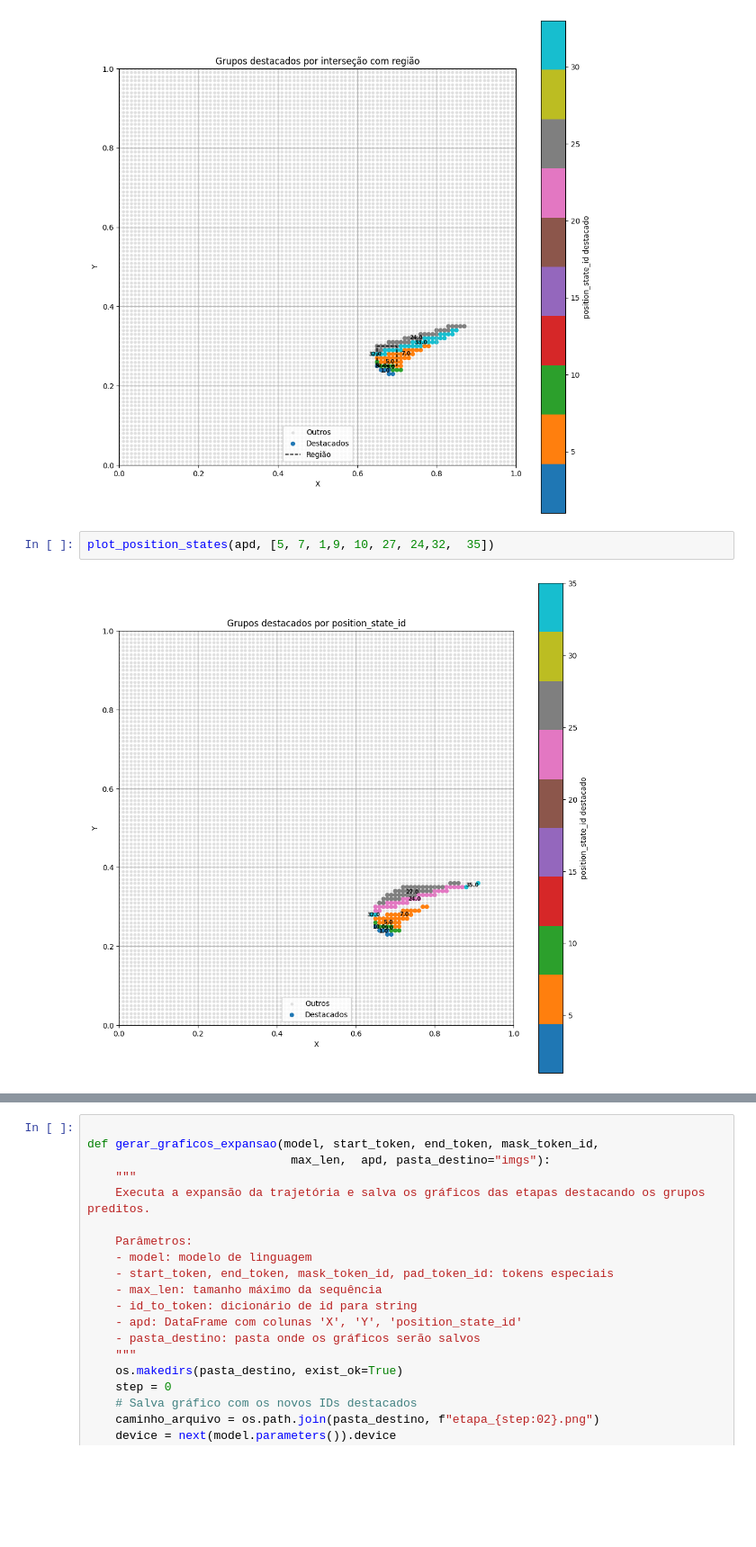
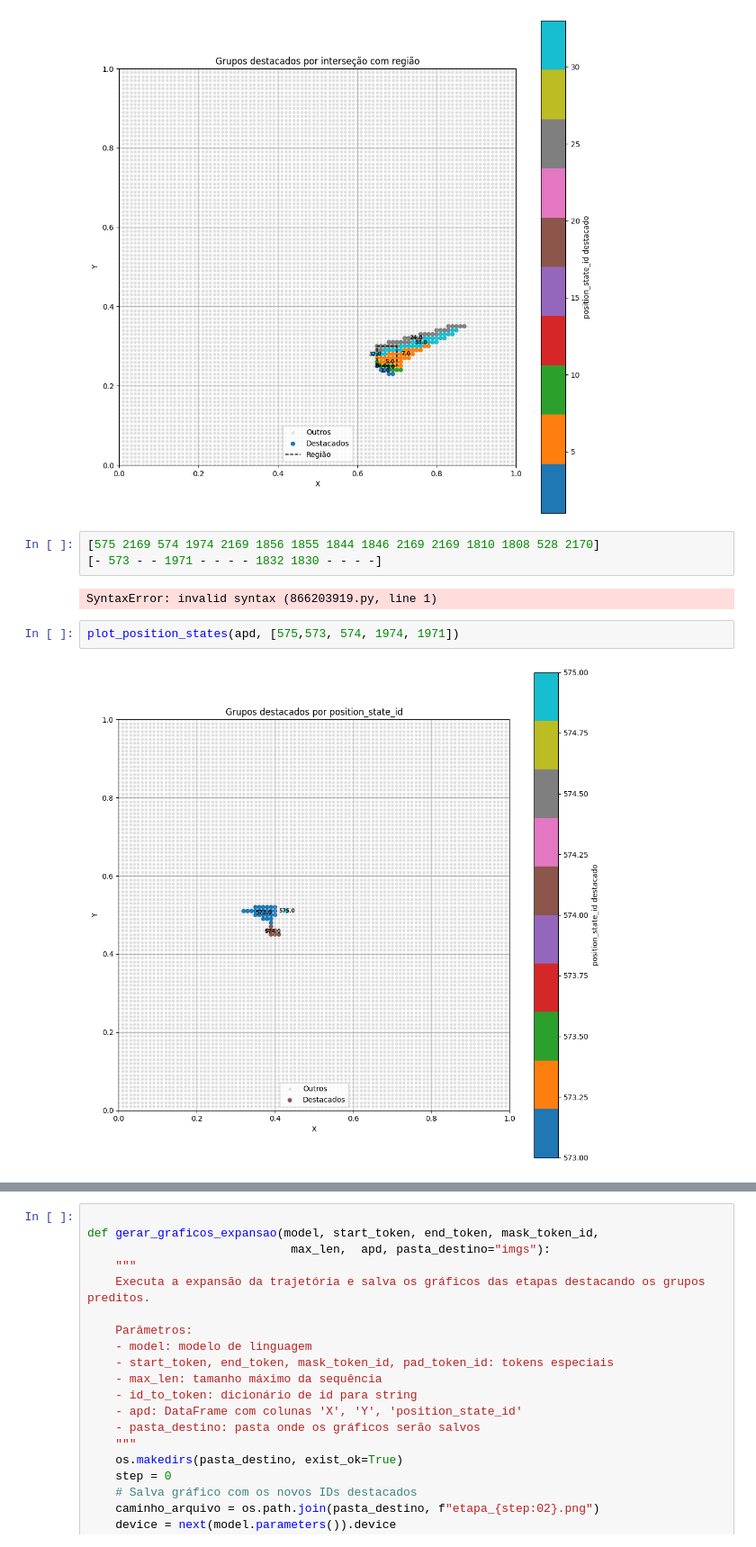
Before and after one commit to mgteus/navitrans, a Jupyter notebook: navitran_vizz_reboot_bert.ipynb, the cells around one changed output, grey strips where cells are left out. Shown at 90% size. Cells and saved outputs as stored; diff of their text form; blank space fills up the shorter version.

```diff
--- a/navitran_vizz_reboot_bert.ipynb
+++ b/navitran_vizz_reboot_bert.ipynb
@@ -675,7 +687,12 @@ plot_position_states_w_region(apd, region=[0.65, 0.7, 0.25, 0.3])
 # %% [output]
 Grupos Destados [ 1 10  9  5  7 32 33 24]
 [figure]
-# %%
-plot_position_states(apd, [5, 7, 1,9, 10, 27, 24,32,  35])
-# %% [output]
-[figure, removed]
+# %%
+[575 2169 574 1974 2169 1856 1855 1844 1846 2169 2169 1810 1808 528 2170]
+[- 573 - - 1971 - - - - 1832 1830 - - - -]
+# %% [output]
+SyntaxError: invalid syntax (866203919.py, line 1)
+# %%
+plot_position_states(apd, [575,573, 574, 1974, 1971])
+# %% [output]
+[figure, added]
```
Also changed, not shown: parts of 24 cells of this notebook, 1 other file.
